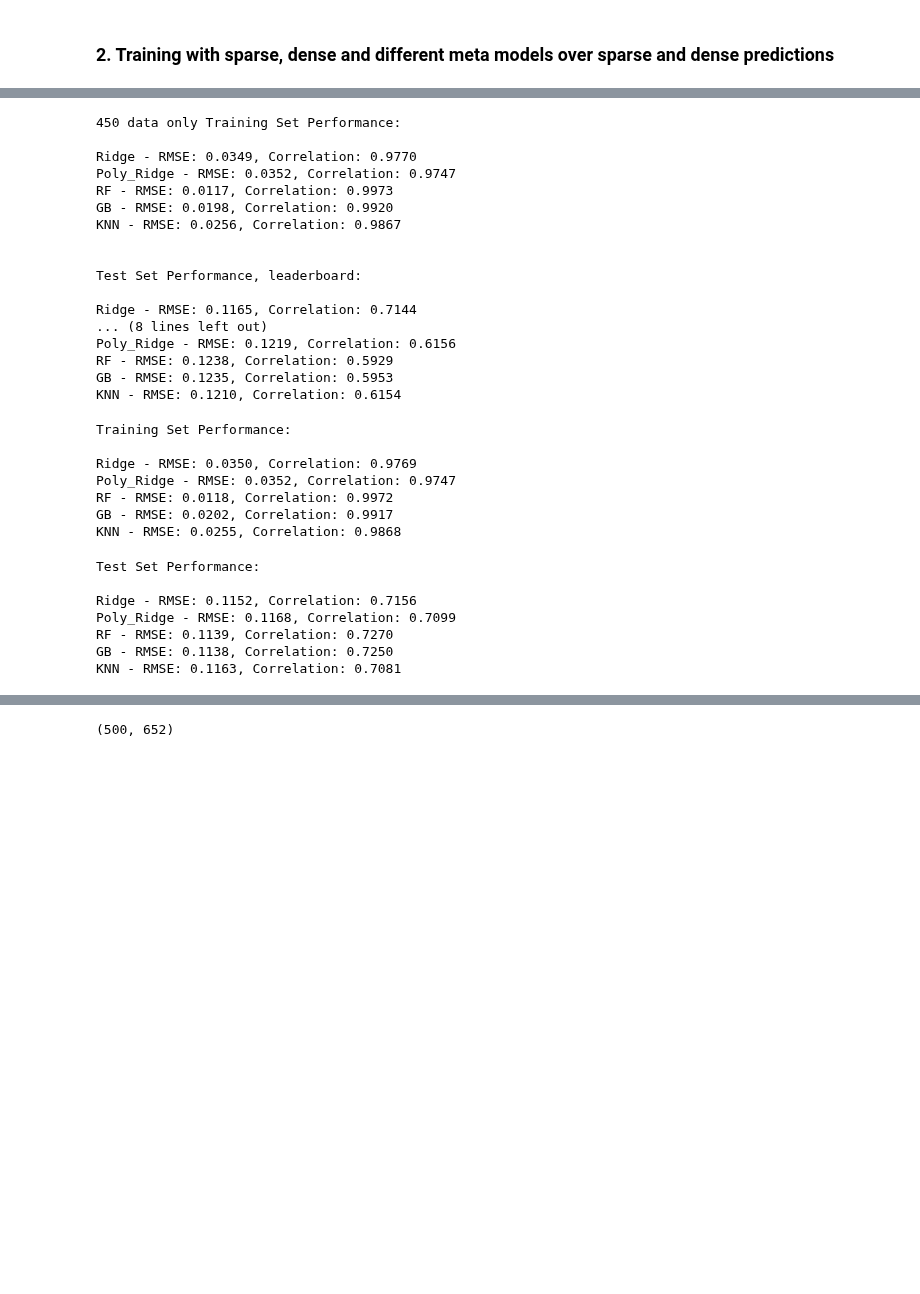
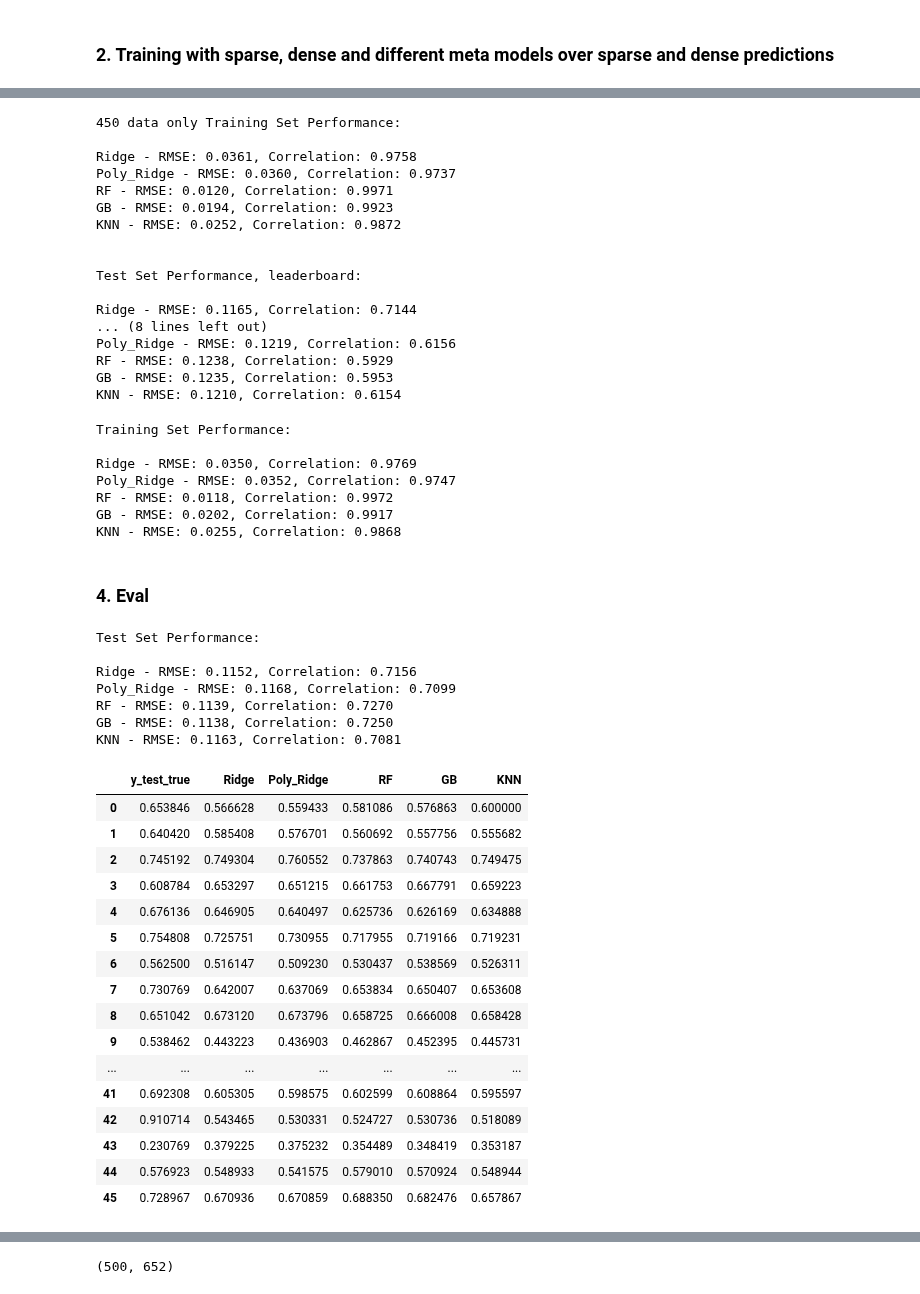
Before and after one commit to cici-xingyu-zheng/Dream2024, a Jupyter notebook: Notebooks/Selected_features_meta.ipynb, the cells around one changed output, grey strips where cells are left out. Saved outputs shown, nothing was run; the diff lists cells and outputs as text; code cells hidden in the pictures; blank space fills up the shorter version.

Commit message:
output y_pred

```diff
--- a/Notebooks/Selected_features_meta.ipynb
+++ b/Notebooks/Selected_features_meta.ipynb
@@ -373,7 +373,7 @@ y_true_50 = y_true[fake_test_indices]
 final_models_450 = train_final_models(X_dense_450, X_sparse_450, y_true_450, RandomForestRegressor, RandomForestRegressor, meta_models)
 
 # Evaluate on training data
-train_predictions_450 = predict_stacked_ensemble(X_dense_450, X_sparse_450, final_models)
+train_predictions_450 = predict_stacked_ensemble(X_dense_450, X_sparse_450, final_models_450)
 
 print("450 data only Training Set Performance:")
 print()
@@ -402,11 +402,11 @@ for name, preds in test_predictions_450_50.items():
 # %% [output]
 450 data only Training Set Performance:
 
-Ridge - RMSE: 0.0349, Correlation: 0.9770
-Poly_Ridge - RMSE: 0.0352, Correlation: 0.9747
-RF - RMSE: 0.0117, Correlation: 0.9973
-GB - RMSE: 0.0198, Correlation: 0.9920
-KNN - RMSE: 0.0256, Correlation: 0.9867
+Ridge - RMSE: 0.0361, Correlation: 0.9758
+Poly_Ridge - RMSE: 0.0360, Correlation: 0.9737
+RF - RMSE: 0.0120, Correlation: 0.9971
+GB - RMSE: 0.0194, Correlation: 0.9923
+KNN - RMSE: 0.0252, Correlation: 0.9872
 
 
 Test Set Performance, leaderboard:
@@ -437,6 +437,8 @@ Poly_Ridge - RMSE: 0.0352, Correlation: 0.9747
 RF - RMSE: 0.0118, Correlation: 0.9972
 GB - RMSE: 0.0202, Correlation: 0.9917
 KNN - RMSE: 0.0255, Correlation: 0.9868
+# %% [markdown]
+### 4. Eval
 # %%
 print("\nTest Set Performance:")
 print()
@@ -454,3 +456,34 @@ Poly_Ridge - RMSE: 0.1168, Correlation: 0.7099
 RF - RMSE: 0.1139, Correlation: 0.7270
 GB - RMSE: 0.1138, Correlation: 0.7250
 KNN - RMSE: 0.1163, Correlation: 0.7081
+# %%
+# Create the dataframe
+y_pred_test_df = pd.DataFrame({'y_test_true': y_test_true})
+y_pred_train_df = pd.DataFrame({'y_true': y_true})
+
+# Add predictions for each model
+for key, pred in test_predictions.items():
+    y_pred_test_df[key] = pred
+
+for key, pred in train_predictions.items():
+    y_pred_train_df[key] = pred
+# %%
+y_pred_test_df
+# %% [output]
+|  | y_test_true | Ridge | Poly_Ridge | RF | GB | KNN |
+| 0 | 0.653846 | 0.566628 | 0.559433 | 0.581086 | 0.576863 | 0.600000 |
+| 1 | 0.640420 | 0.585408 | 0.576701 | 0.560692 | 0.557756 | 0.555682 |
+| 2 | 0.745192 | 0.749304 | 0.760552 | 0.737863 | 0.740743 | 0.749475 |
+| 3 | 0.608784 | 0.653297 | 0.651215 | 0.661753 | 0.667791 | 0.659223 |
+| 4 | 0.676136 | 0.646905 | 0.640497 | 0.625736 | 0.626169 | 0.634888 |
+| 5 | 0.754808 | 0.725751 | 0.730955 | 0.717955 | 0.719166 | 0.719231 |
+| 6 | 0.562500 | 0.516147 | 0.509230 | 0.530437 | 0.538569 | 0.526311 |
+| 7 | 0.730769 | 0.642007 | 0.637069 | 0.653834 | 0.650407 | 0.653608 |
+| 8 | 0.651042 | 0.673120 | 0.673796 | 0.658725 | 0.666008 | 0.658428 |
+| 9 | 0.538462 | 0.443223 | 0.436903 | 0.462867 | 0.452395 | 0.445731 |
+| ... | ... | ... | ... | ... | ... | ... |
+| 41 | 0.692308 | 0.605305 | 0.598575 | 0.602599 | 0.608864 | 0.595597 |
+| 42 | 0.910714 | 0.543465 | 0.530331 | 0.524727 | 0.530736 | 0.518089 |
+| 43 | 0.230769 | 0.379225 | 0.375232 | 0.354489 | 0.348419 | 0.353187 |
+| 44 | 0.576923 | 0.548933 | 0.541575 | 0.579010 | 0.570924 | 0.548944 |
+| 45 | 0.728967 | 0.670936 | 0.670859 | 0.688350 | 0.682476 | 0.657867 |
```
Also changed, not shown: parts of 8 cells of this notebook, 13 other files.
